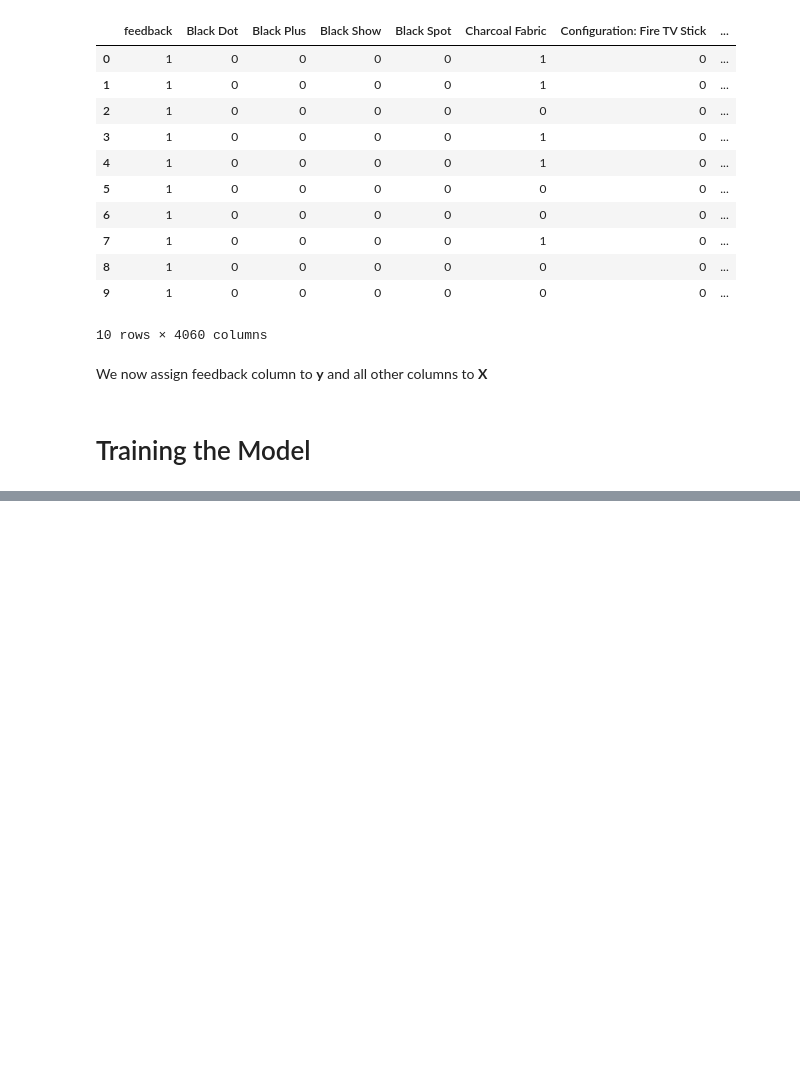
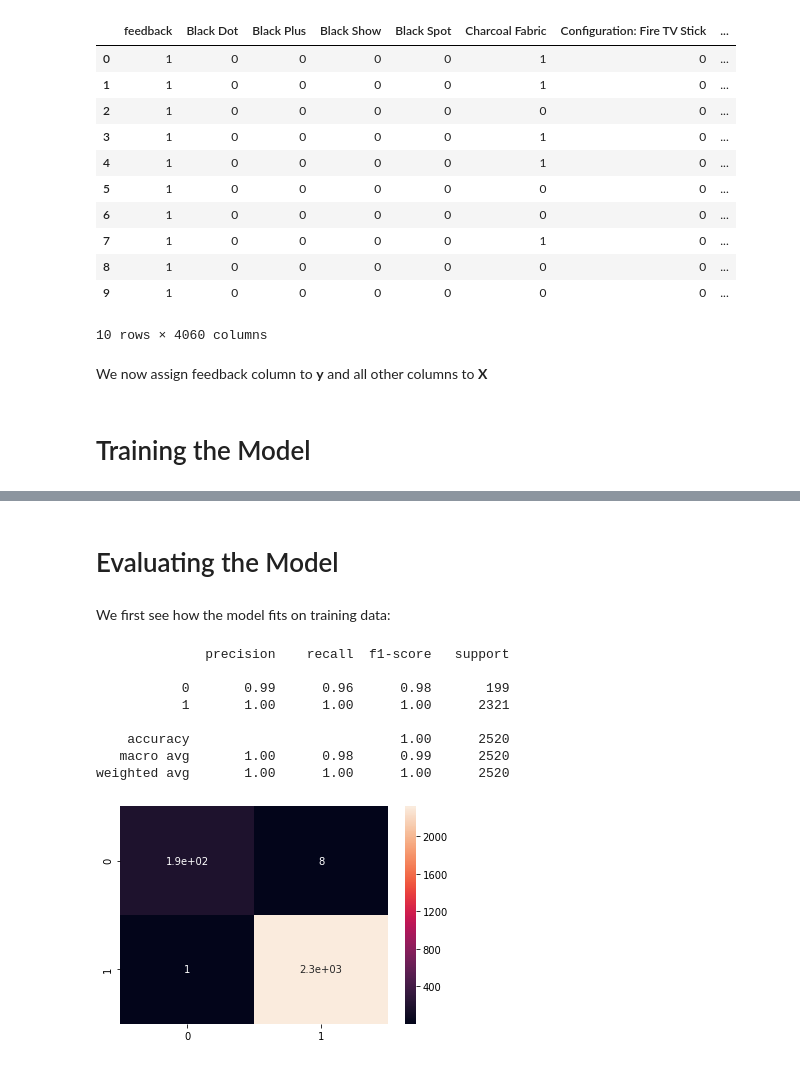
Before and after one commit to emresahinozden/Amazon-Classification-Sentiment_Analysis, a Jupyter notebook: Amazon_Alexa-Classification(Sentiment_Analysis).ipynb, the cells around one changed output, grey strips where cells are left out. Saved outputs shown, nothing was run; the diff lists cells and outputs as text; code cells hidden in the pictures; blank space fills up the shorter version.

```diff
--- a/Amazon_Alexa-Classification(Sentiment_Analysis).ipynb
+++ b/Amazon_Alexa-Classification(Sentiment_Analysis).ipynb
@@ -203,0 +206,4 @@ X = amazon_df.drop(['feedback'],axis=1)
+# %%
+from sklearn.model_selection import train_test_split
+
+X_train, X_test, y_train, y_test = train_test_split(X, y, test_size = 0.20, random_state = 42)
@@ -203,0 +224,3 @@ X = amazon_df.drop(['feedback'],axis=1)
+# %%
+randomforest_classifier = RandomForestClassifier(n_estimators = 100, criterion = 'entropy')
+randomforest_classifier.fit(X_train, y_train)
@@ -203,0 +235,19 @@ X = amazon_df.drop(['feedback'],axis=1)
+# %% [markdown]
+# Evaluating the Model
+# %% [markdown]
+We first see how the model fits on training data:
+# %%
+y_predict_train = randomforest_classifier.predict(X_train)
+cm = confusion_matrix(y_train, y_predict_train)
+sns.heatmap(cm, annot=True)
+print(classification_report(y_train, y_predict_train))
+# %% [output]
+              precision    recall  f1-score   support
+
+           0       0.99      0.96      0.98       199
+           1       1.00      1.00      1.00      2321
+
+    accuracy                           1.00      2520
+   macro avg       1.00      0.98      0.99      2520
+weighted avg       1.00      1.00      1.00      2520
+[figure, added]
```
Also changed, not shown: parts of 11 cells of this notebook.
